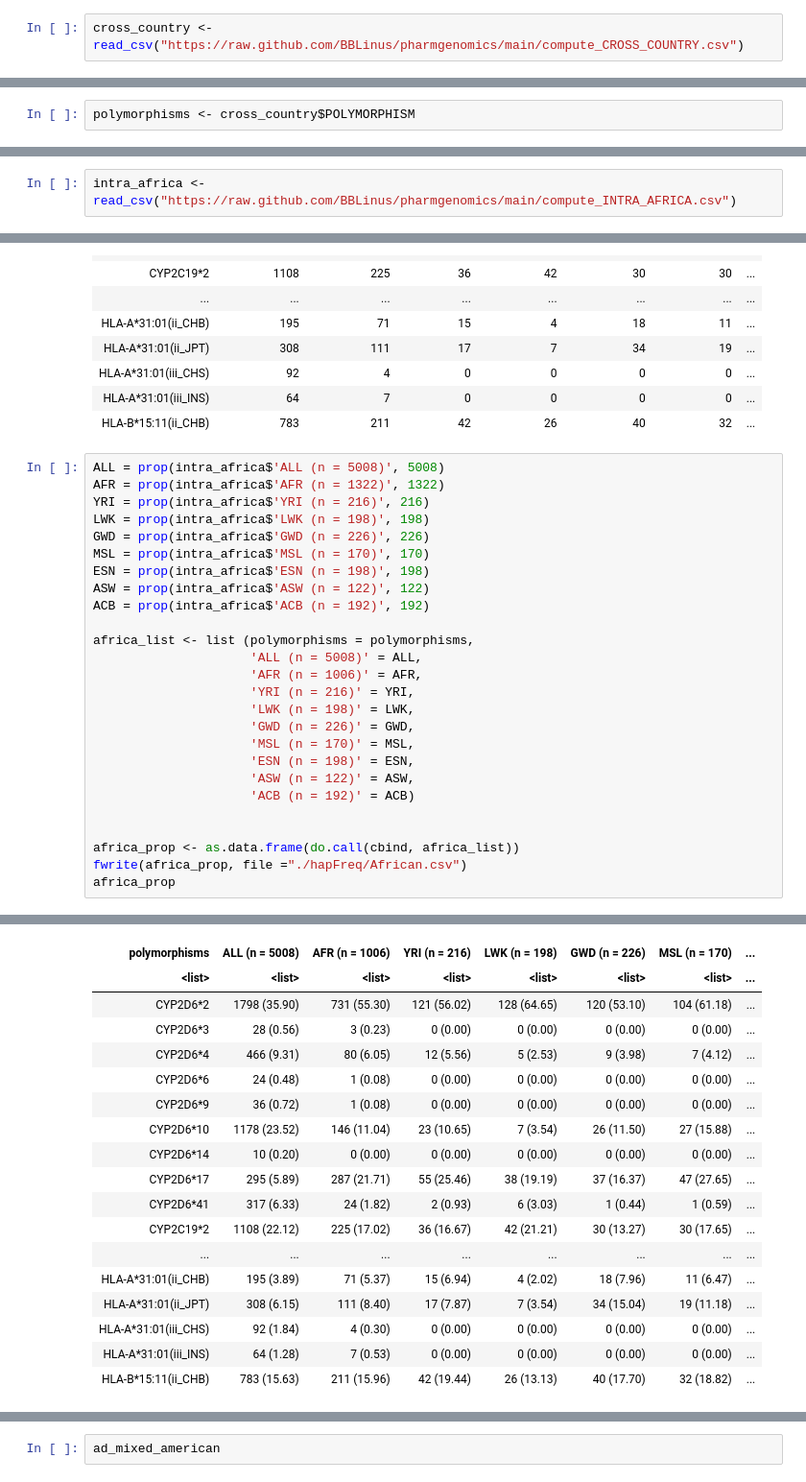
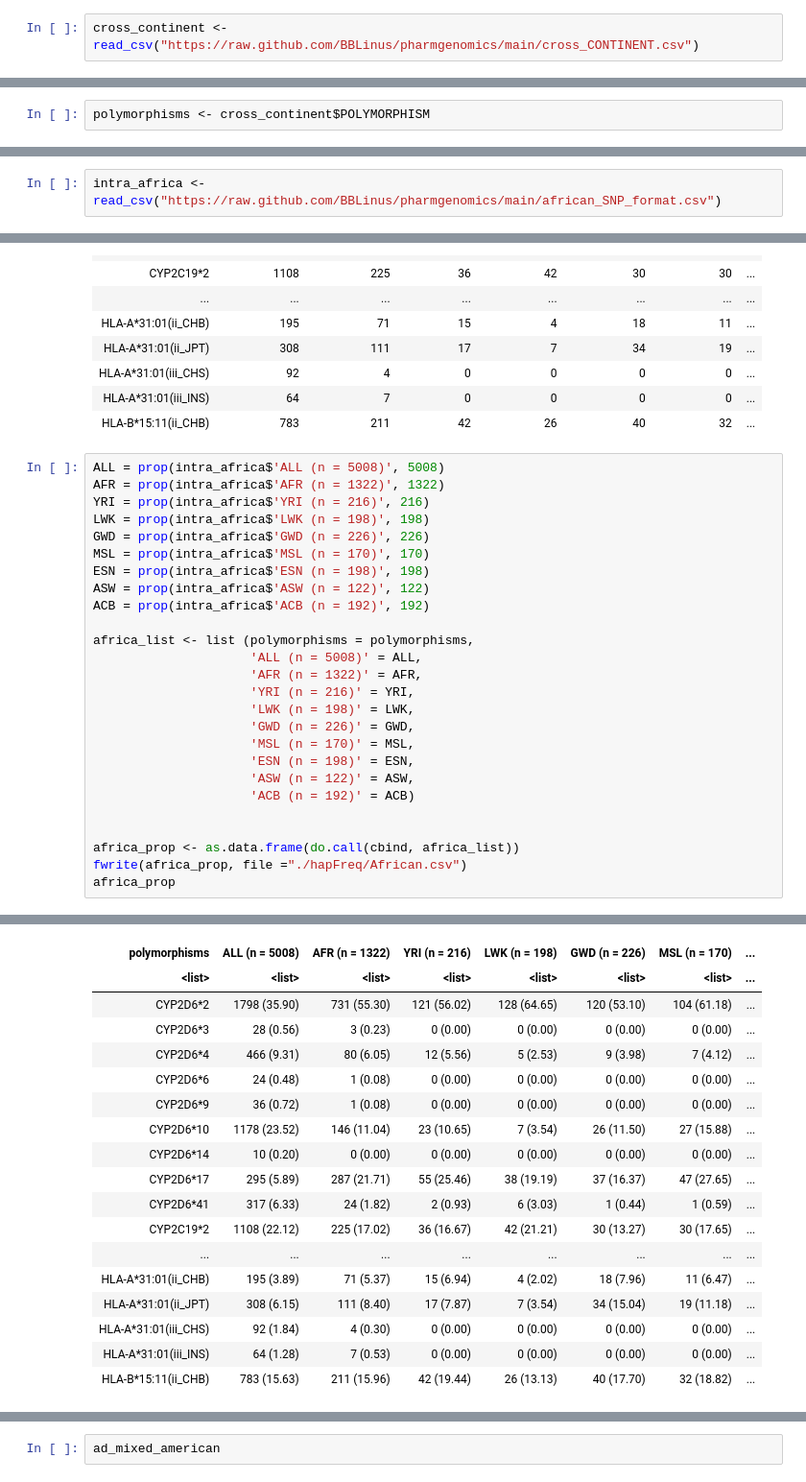
Before and after one commit to BBLinus/pharmgenomics, a Jupyter notebook: JupyterNotebook_and_RScript/Relative_proportion_between_groups.ipynb, the cells around one changed output, grey strips where cells are left out. Shown: that part at 96% size. Cells and saved outputs as stored; diff of their text form.

```diff
--- a/JupyterNotebook_and_RScript/Relative_proportion_between_groups.ipynb
+++ b/JupyterNotebook_and_RScript/Relative_proportion_between_groups.ipynb
@@ -12,6 +14,6 @@ library(tibble)
 library(readr)
 # %%
-cross_country <- read_csv("https://raw.github.com/BBLinus/pharmgenomics/main/compute_CROSS_COUNTRY.csv")
+cross_continent <- read_csv("https://raw.github.com/BBLinus/pharmgenomics/main/cross_CONTINENT.csv")
 # %% [output]
 Rows: 41 Columns: 7
 ── Column specification ────────────────────────────────────────────────────────
@@ -64,5 +66,5 @@ A spec_tbl_df: 41 × 7
 | HLA-A*31:01(iii_INS) | 64 | 14 | 7 | 23 | 6 | 14 |
 | HLA-B*15:11(ii_CHB) | 783 | 140 | 211 | 100 | 256 | 76 |
 # %%
-polymorphisms <- cross_country$POLYMORPHISM
+polymorphisms <- cross_continent$POLYMORPHISM
 # %%
@@ -179,7 +181,7 @@ A data.frame: 41 × 8
 | HLA-A*31:01(iii_INS) | 64 (1.28) | 14 (1.39) | 4 (2.02) | 3 (1.40) | 2 (1.01) | 2 (1.10) | ... |
 | HLA-B*15:11(ii_CHB) | 783 (15.63) | 140 (13.92) | 29 (14.65) | 21 (9.81) | 49 (24.75) | 25 (13.74) | ... |
 # %%
-intra_africa <- read_csv("https://raw.github.com/BBLinus/pharmgenomics/main/compute_INTRA_AFRICA.csv")
+intra_africa <- read_csv("https://raw.github.com/BBLinus/pharmgenomics/main/african_SNP_format.csv")
 # %% [output]
 Rows: 41 Columns: 10
 ── Column specification ────────────────────────────────────────────────────────
@@ -214,32 +216,32 @@ A spec_tbl_df: 41 × 10
 # %%
 ALL = prop(intra_africa$'ALL (n = 5008)', 5008)
 AFR = prop(intra_africa$'AFR (n = 1322)', 1322)
 YRI = prop(intra_africa$'YRI (n = 216)', 216)
 LWK = prop(intra_africa$'LWK (n = 198)', 198)
 GWD = prop(intra_africa$'GWD (n = 226)', 226)
 MSL = prop(intra_africa$'MSL (n = 170)', 170)
 ESN = prop(intra_africa$'ESN (n = 198)', 198)
 ASW = prop(intra_africa$'ASW (n = 122)', 122)
 ACB = prop(intra_africa$'ACB (n = 192)', 192)
 
 africa_list <- list (polymorphisms = polymorphisms,
                      'ALL (n = 5008)' = ALL,
-                     'AFR (n = 1006)' = AFR,
+                     'AFR (n = 1322)' = AFR,
                      'YRI (n = 216)' = YRI,
                      'LWK (n = 198)' = LWK,
                      'GWD (n = 226)' = GWD,
                      'MSL (n = 170)' = MSL,
                      'ESN (n = 198)' = ESN,
                      'ASW (n = 122)' = ASW,
                      'ACB (n = 192)' = ACB)
 
 
 africa_prop <- as.data.frame(do.call(cbind, africa_list))
 fwrite(africa_prop, file ="./hapFreq/African.csv")
 africa_prop
 # %% [output]
 A data.frame: 41 × 10
-| polymorphisms | ALL (n = 5008) | AFR (n = 1006) | YRI (n = 216) | LWK (n = 198) | GWD (n = 226) | MSL (n = 170) | ... |
+| polymorphisms | ALL (n = 5008) | AFR (n = 1322) | YRI (n = 216) | LWK (n = 198) | GWD (n = 226) | MSL (n = 170) | ... |
 | <list> | <list> | <list> | <list> | <list> | <list> | <list> | ... |
 | CYP2D6*2 | 1798 (35.90) | 731 (55.30) | 121 (56.02) | 128 (64.65) | 120 (53.10) | 104 (61.18) | ... |
 | CYP2D6*3 | 28 (0.56) | 3 (0.23) | 0 (0.00) | 0 (0.00) | 0 (0.00) | 0 (0.00) | ... |
```
Also changed, not shown: parts of 47 cells of this notebook.
